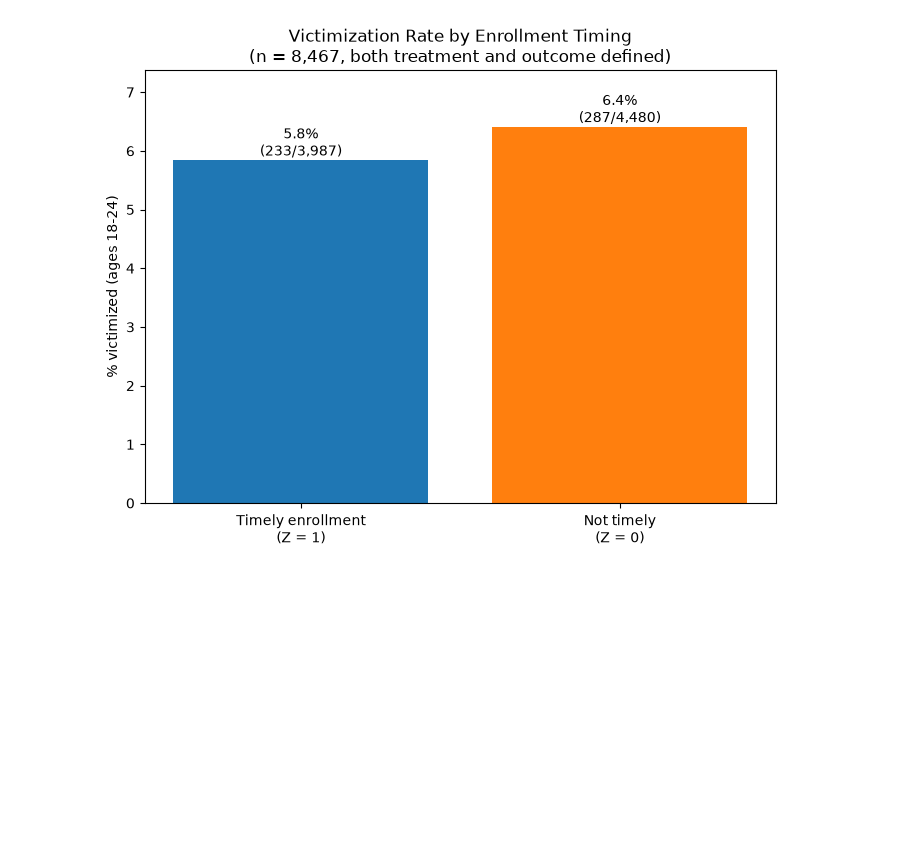
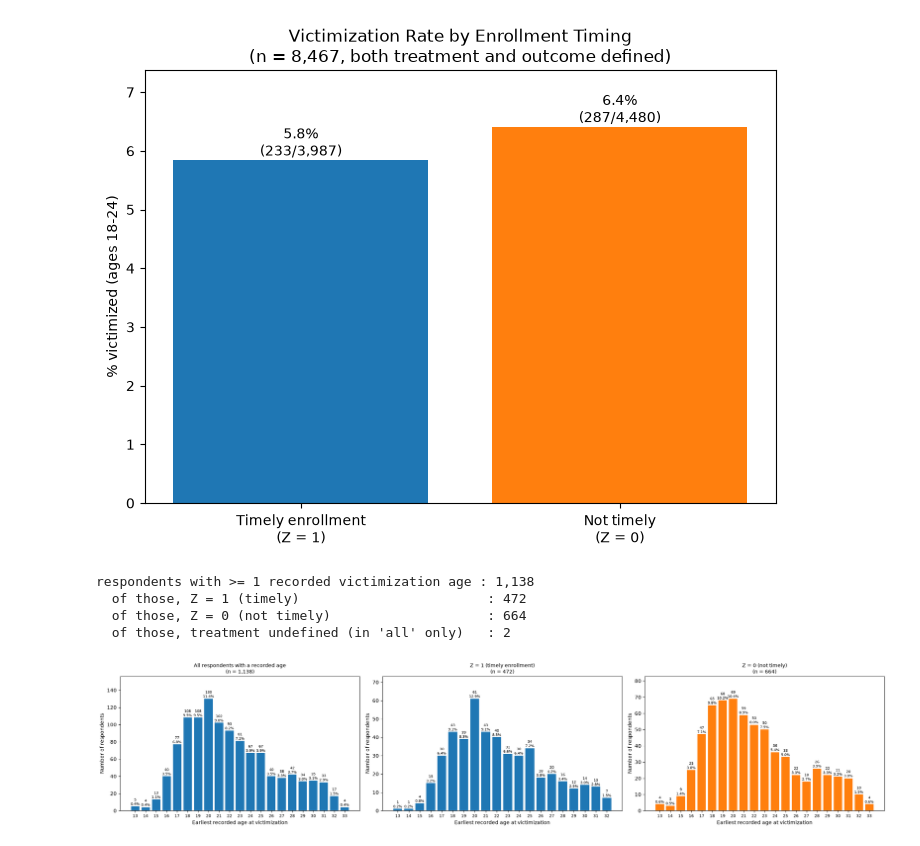
Before and after one commit to EatPotatoes/capstone_victimization, a Jupyter notebook: EDA/treatment_EDA.ipynb, the cells around one changed output. Cells and saved outputs as stored; diff of their text form; code cells hidden in the pictures; blank space fills up the shorter version.

```diff
--- a/EDA/treatment_EDA.ipynb
+++ b/EDA/treatment_EDA.ipynb
@@ -186,3 +185,66 @@ both defined (plotted below): 8,467
 Timely enrollment\n(Z = 1)  3987         233.0      5.84
 Not timely\n(Z = 0)         4480         287.0      6.41
 [figure]
+# %%
+# ============================================================
+# EARLIEST RECORDED VICTIMIZATION AGE (no age restriction)
+# ============================================================
+
+victim_age_cols = [
+    "age_at_violent_victimization_2002",
+    "age_at_violent_victimization_2007",
+    "age_at_violent_victimization_2008",
+    "age_at_violent_victimization_2009",
+    "age_at_violent_victimization_2013",
+]
+
+# Negative values are NLSY97 missing codes (-1..-5), not ages -> NaN.
+# No upper/lower age window is applied: any recorded age counts.
+vages = full_data[victim_age_cols].apply(pd.to_numeric, errors="coerce")
+vages = vages.where(vages > 0)
+
+# One value per person: the earliest recorded age across all 5 rounds
+earliest_victim_age = vages.min(axis=1)
+
+
+def plot_age_counts(values, title, ax, color=None):
+    s = pd.Series(values).dropna().astype(int)
+    if len(s) == 0:
+        ax.set_title(f"{title}\n(no data)")
+        return
+    idx = range(int(s.min()), int(s.max()) + 1)           # contiguous axis, zeros kept
+    counts = s.value_counts().reindex(idx, fill_value=0).sort_index()
+    ax.bar(counts.index, counts.values, color=color)
+    for x, y in zip(counts.index, counts.values):
+        if y > 0:
+            ax.text(x, y, f"{y:,}\n{y / len(s) * 100:.1f}%",
+                    ha="center", va="bottom", fontsize=7)
+    ax.set_title(f"{title}\n(n = {len(s):,})", fontsize=10)
+    ax.set_xlabel("Earliest recorded age at victimization")
+    ax.set_ylabel("Number of respondents")
+    ax.set_xticks(list(counts.index))
+    ax.tick_params(axis="x", labelsize=8)
+    ax.margins(y=0.2)
+
+
+z1 = full_data["timely_college"].eq(1)
+z0 = full_data["timely_college"].eq(0)
+
+print(f"respondents with >= 1 recorded victimization age : {earliest_victim_age.notna().sum():,}")
+print(f"  of those, Z = 1 (timely)                        : {(earliest_victim_age.notna() & z1).sum():,}")
+print(f"  of those, Z = 0 (not timely)                    : {(earliest_victim_age.notna() & z0).sum():,}")
+print(f"  of those, treatment undefined (in 'all' only)   : "
+      f"{(earliest_victim_age.notna() & full_data['timely_college'].isna()).sum():,}")
+
+fig, axes = plt.subplots(1, 3, figsize=(22, 4.8))
+plot_age_counts(earliest_victim_age, "All respondents with a recorded age", axes[0])
+plot_age_counts(earliest_victim_age[z1], "Z = 1 (timely enrollment)", axes[1], color="tab:blue")
+plot_age_counts(earliest_victim_age[z0], "Z = 0 (not timely)", axes[2], color="tab:orange")
+plt.tight_layout()
+plt.show()
+# %% [output]
+respondents with >= 1 recorded victimization age : 1,138
+  of those, Z = 1 (timely)                        : 472
+  of those, Z = 0 (not timely)                    : 664
+  of those, treatment undefined (in 'all' only)   : 2
+[figure, added]
```
Also changed, not shown: parts of 3 cells of this notebook, 3 other files.
